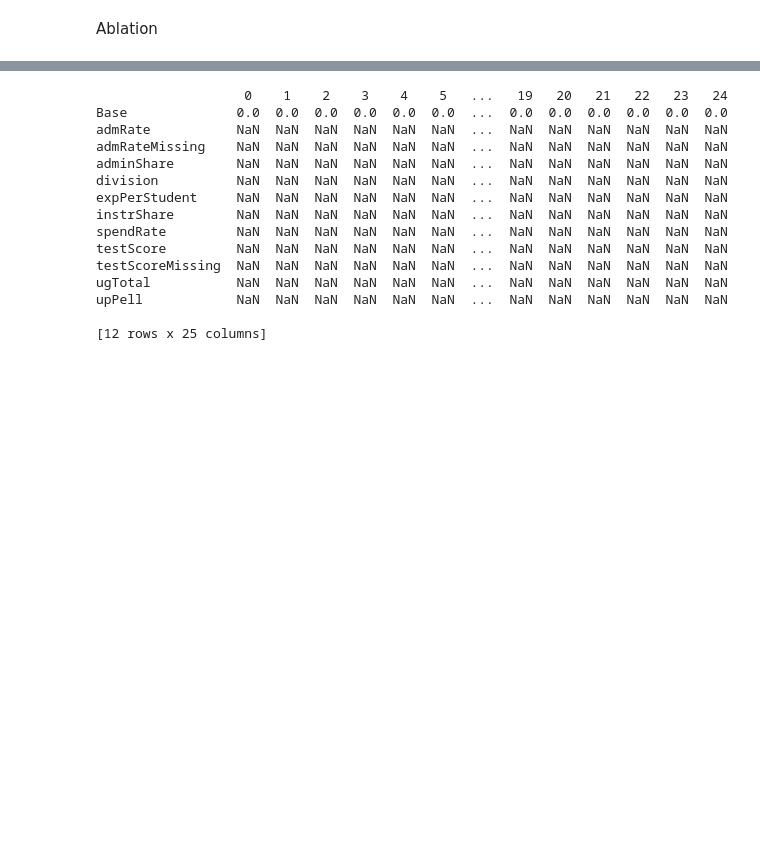
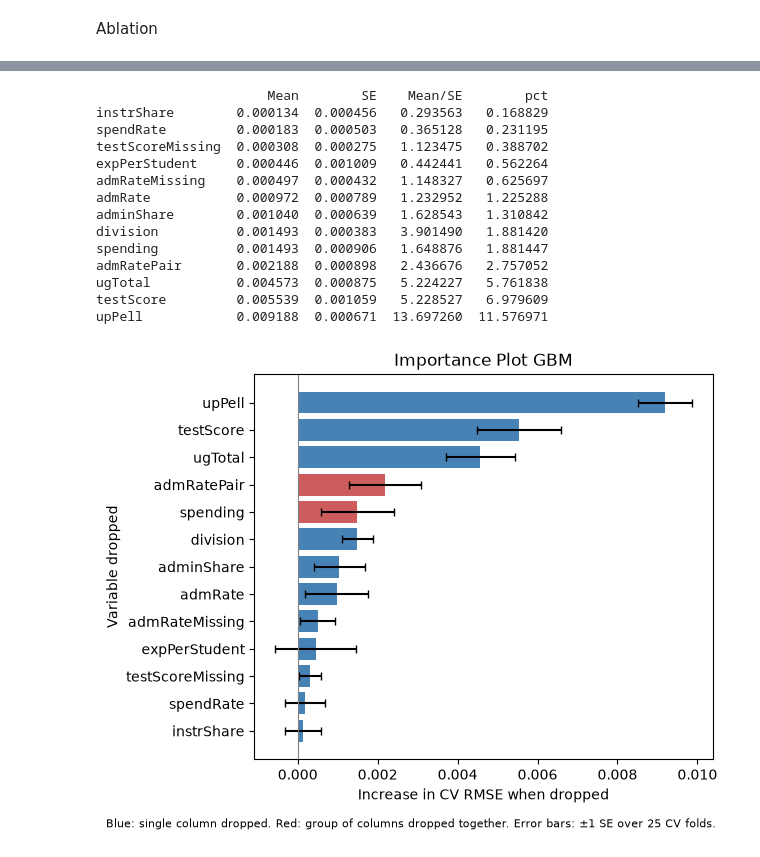
Before and after one commit to Valen0604/Valen0604.github.io, a Jupyter notebook: athletic-spending-outcomes/Python_Extension/main.ipynb, the cells around one changed output, grey strips where cells are left out. Saved outputs shown, nothing was run; the diff lists cells and outputs as text; code cells hidden in the pictures; blank space fills up the shorter version.

Commit message:
Corrected bus in the R data processing, added ML, PDPs, nad finalized markdowns

```diff
--- a/athletic-spending-outcomes/Python_Extension/main.ipynb
+++ b/athletic-spending-outcomes/Python_Extension/main.ipynb
@@ -321,19 +415,45 @@ for cols in X_train.columns:
 # %%
 rmseScores = {col: results2[col]["rmse"] for col in results2.keys()}
 rmseScores = pd.DataFrame(rmseScores).transpose()
+baseScores = rmseScores.loc["Base"]
+rmseSubs = rmseScores - baseScores
+
+deltaTable = pd.DataFrame()
+deltaTable["Mean"]= rmseSubs.drop(index=["Base"]).mean(axis=1)
+deltaTable["SE"] = rmseSubs.drop(index=["Base"]).std(axis=1, ddof=1) / np.sqrt(cv.get_n_splits())
+deltaTable["Mean/SE"] = deltaTable["Mean"] / deltaTable["SE"]
+deltaTable["pct"] = 100 * deltaTable["Mean"] / rmseScores.loc["Base"].mean()
+
+deltaTable = deltaTable.sort_values("Mean")
+print(deltaTable)
 # %% [output]
-                   0    1    2    3    4    5   ...   19   20   21   22   23   24
-Base              0.0  0.0  0.0  0.0  0.0  0.0  ...  0.0  0.0  0.0  0.0  0.0  0.0
-admRate           NaN  NaN  NaN  NaN  NaN  NaN  ...  NaN  NaN  NaN  NaN  NaN  NaN
-admRateMissing    NaN  NaN  NaN  NaN  NaN  NaN  ...  NaN  NaN  NaN  NaN  NaN  NaN
-adminShare        NaN  NaN  NaN  NaN  NaN  NaN  ...  NaN  NaN  NaN  NaN  NaN  NaN
-division          NaN  NaN  NaN  NaN  NaN  NaN  ...  NaN  NaN  NaN  NaN  NaN  NaN
-expPerStudent     NaN  NaN  NaN  NaN  NaN  NaN  ...  NaN  NaN  NaN  NaN  NaN  NaN
-instrShare        NaN  NaN  NaN  NaN  NaN  NaN  ...  NaN  NaN  NaN  NaN  NaN  NaN
-spendRate         NaN  NaN  NaN  NaN  NaN  NaN  ...  NaN  NaN  NaN  NaN  NaN  NaN
-testScore         NaN  NaN  NaN  NaN  NaN  NaN  ...  NaN  NaN  NaN  NaN  NaN  NaN
-testScoreMissing  NaN  NaN  NaN  NaN  NaN  NaN  ...  NaN  NaN  NaN  NaN  NaN  NaN
-ugTotal           NaN  NaN  NaN  NaN  NaN  NaN  ...  NaN  NaN  NaN  NaN  NaN  NaN
-upPell            NaN  NaN  NaN  NaN  NaN  NaN  ...  NaN  NaN  NaN  NaN  NaN  NaN
-
-[12 rows x 25 columns]
+                      Mean        SE    Mean/SE        pct
+instrShare        0.000134  0.000456   0.293563   0.168829
+spendRate         0.000183  0.000503   0.365128   0.231195
+testScoreMissing  0.000308  0.000275   1.123475   0.388702
+expPerStudent     0.000446  0.001009   0.442441   0.562264
+admRateMissing    0.000497  0.000432   1.148327   0.625697
+admRate           0.000972  0.000789   1.232952   1.225288
+adminShare        0.001040  0.000639   1.628543   1.310842
+division          0.001493  0.000383   3.901490   1.881420
+spending          0.001493  0.000906   1.648876   1.881447
+admRatePair       0.002188  0.000898   2.436676   2.757052
+ugTotal           0.004573  0.000875   5.224227   5.761838
+testScore         0.005539  0.001059   5.228527   6.979609
+upPell            0.009188  0.000671  13.697260  11.576971
+# %%
+color = ["steelblue"  if c not in ["spending", "admRatePair"] else "indianred" for c in deltaTable.index]
+
+figAblation = plt.figure()
+plt.barh(deltaTable.index, deltaTable["Mean"], xerr=deltaTable["SE"],
+         capsize=3, color = color)
+plt.xlabel("Increase in CV RMSE when dropped")
+plt.ylabel("Variable dropped")
+plt.title("Importance Plot GBM")
+plt.axvline(0, color="gray", lw=0.8)
+plt.figtext(0.5, -0.02, "Blue: single column dropped. Red: group of columns dropped together. Error bars: ±1 SE over 25 CV folds.",
+            ha="center", fontsize=8)
+plt.tight_layout()
+plt.show()
+# %% [output]
+[figure, added]
```
Also changed, not shown: parts of 47 cells of this notebook, 26 other files.
